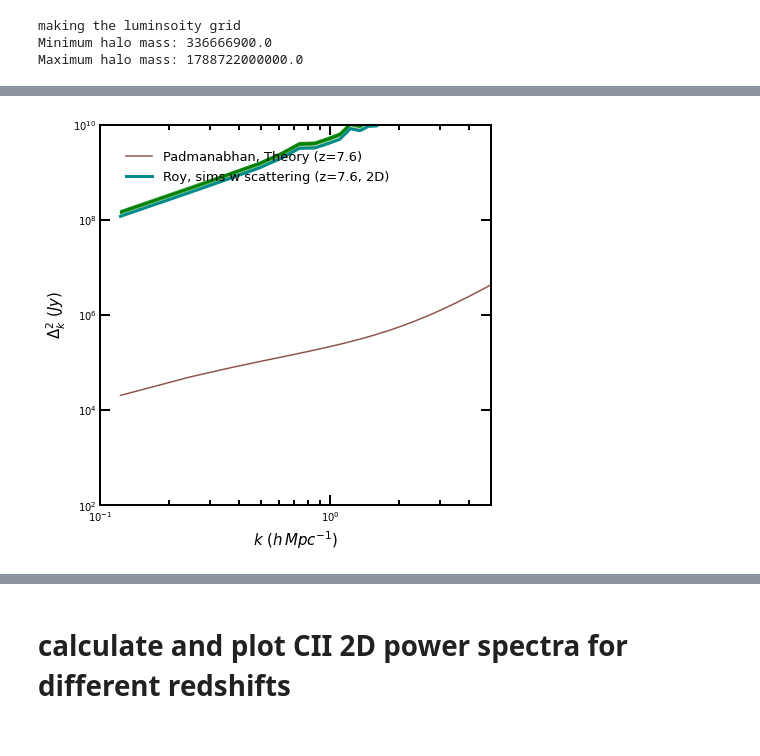
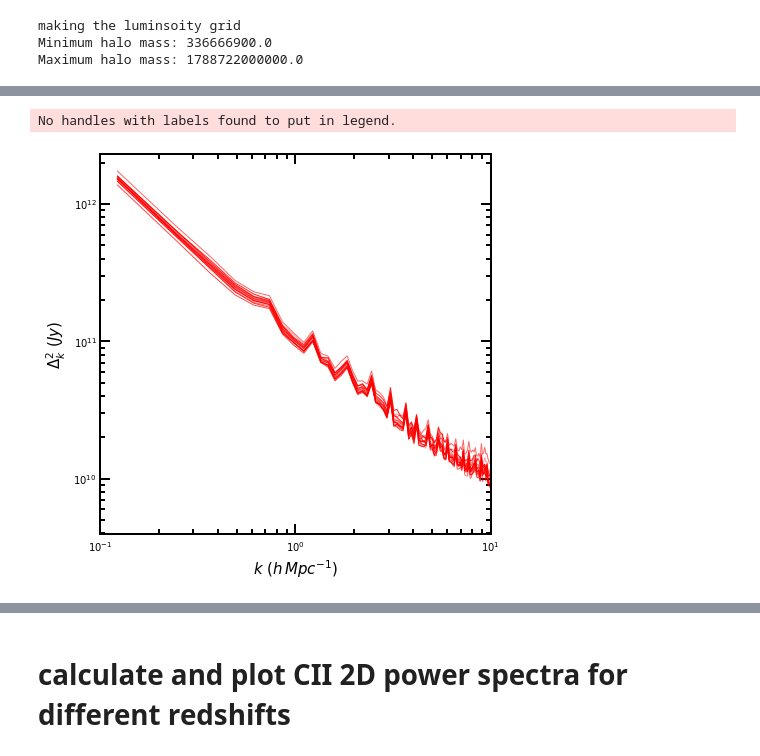
Before and after one commit to Anirbancosmo/Limpy, a Jupyter notebook: notebook/powerspectra.ipynb, the cells around one changed output, grey strips where cells are left out. Cells and saved outputs as stored; diff of their text form; code cells hidden in the pictures.

```diff
--- a/notebook/powerspectra.ipynb
+++ b/notebook/powerspectra.ipynb
@@ -177,30 +179,32 @@ Maximum halo mass: 1788722000000.0
 # %%
 #d_3i=(k_3i[1:])**3 * p_3i/2.0/np.pi**2
 
 #plt.plot(kkul, dkkul,lw=1.5, color='m',label="Kulkarni, sims (z=6.3)")
-plt.plot(k_s, dk_theory,lw=1.5,color='C5', label="Padmanabhan, Theory (z=7.6)")
+#plt.plot(k_s, dk_theory,lw=1.5,color='C5', label="Padmanabhan, Theory (z=7.6)")
 
 
 for j in range(len(k)):
-    dk=k[j]**3*pk[j]/2.0/np.pi**2
-    plt.plot(k[j], dk, lw=1, color='g', alpha=0.5)
+    #dk=k[j]**3*pk[j]/2.0/np.pi**2
+    dk=pk[j]
+    plt.plot(k[j], dk, lw=1, color='r', alpha=0.05*j)
 
 
 #plt.plot(k_s, dk_s_sims/(4*np.pi)**2,lw=4,color='r', label="Roy, w/o scattering (z=5.8, 2D)")
-plt.plot(k_s, dk_s_sims,lw=3,color='darkcyan', label="Roy, sims w scattering (z=7.6, 2D)")
+#plt.plot(k_s, dk_s_sims,lw=3,color='darkcyan', label="Roy, sims w scattering (z=7.6, 2D)")
 #plt.plot(k_3i[1:], d_3i/(4*np.pi)**2, lw=4, color='tomato', label="Roy, w/o scattering (z=5.8, 3D)")
 
 plt.xscale("log")
 plt.yscale("log")
-plt.xlim(1e-1, 5)
-plt.ylim(1e2, 1e10)
+plt.xlim(1e-1, 10)
+#plt.ylim(1e2, 1e10)
 plt.legend(loc=2, frameon=False, fontsize=13)
 
 #plt.xlim((2*np.pi)/80, (np.pi*512)/80)
 
 plt.ylabel(r"$\Delta_k^2\,\,(Jy)$")
 plt.xlabel(r"$k\,\,(h\,Mpc^{-1})$")
 
 plt.savefig("powerspecta.pdf")
 # %% [output]
+No handles with labels found to put in legend.
-[figure, old version]
+[figure, new version]
```
Also changed, not shown: parts of 17 cells of this notebook, 9 other files.
